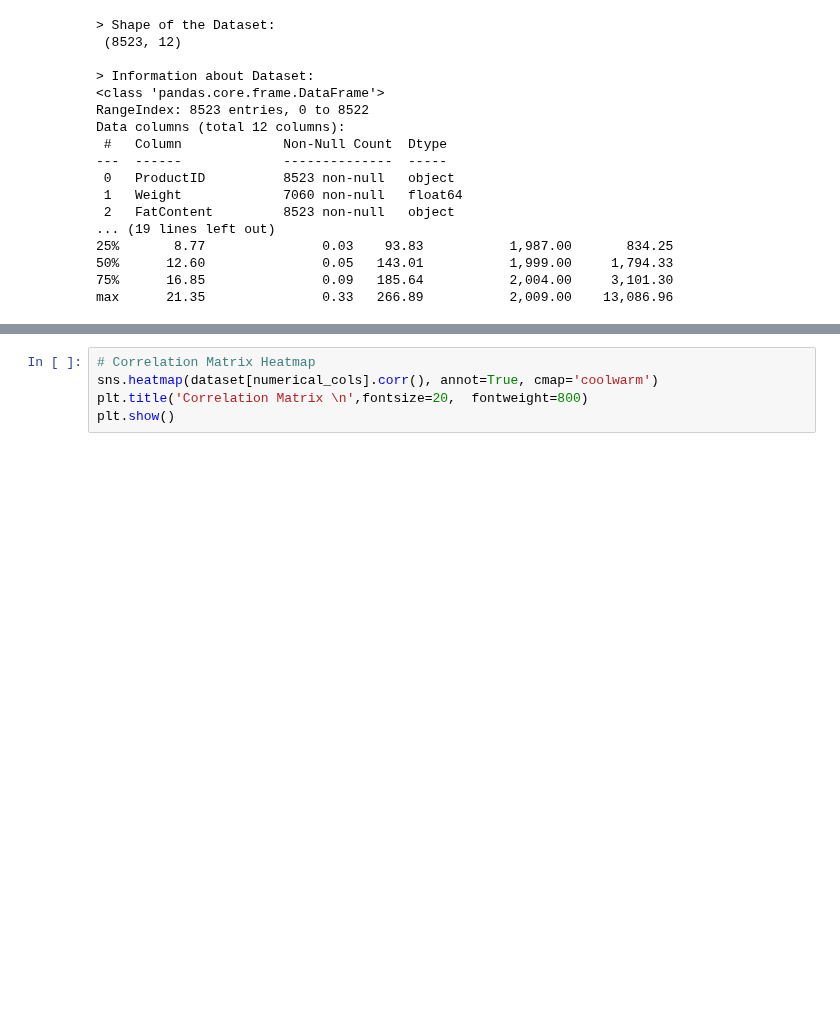
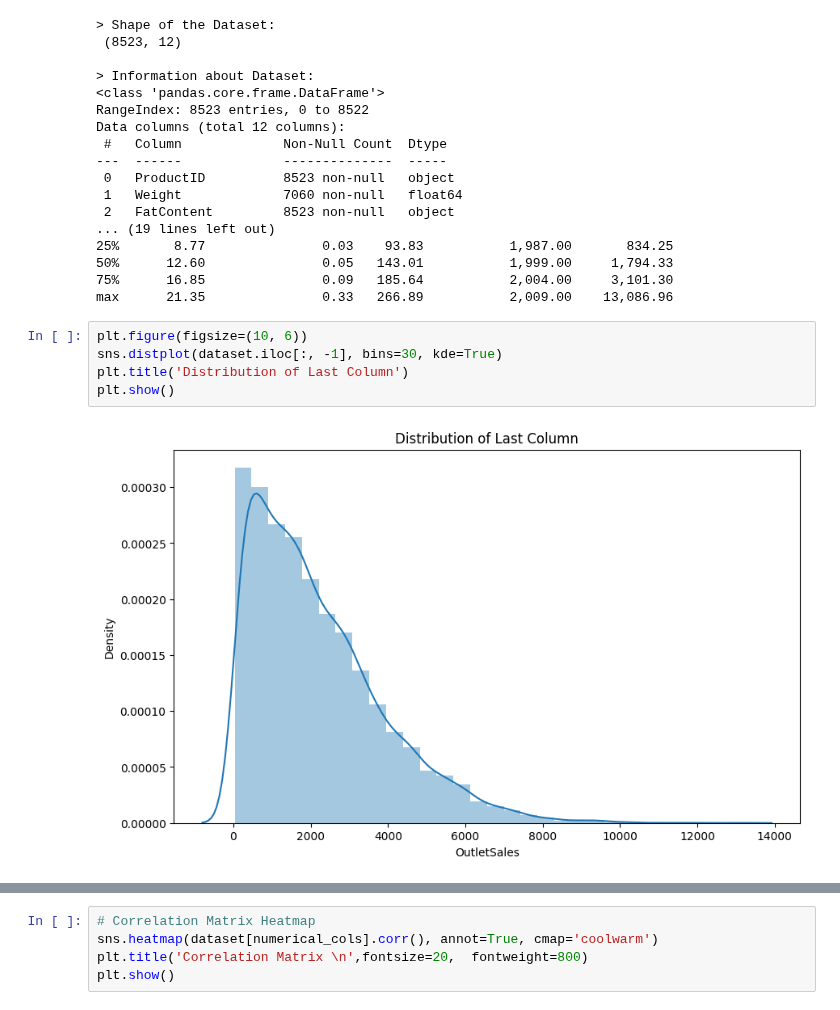
Before and after one commit to rajan-dhinoja/machine_learning_projects, a Jupyter notebook: Sales_Prediction.ipynb, the cells around one changed output, grey strips where cells are left out. Drawn from its saved outputs; the diff is of its cells as text; blank space fills up the shorter version.

```diff
--- a/Sales_Prediction.ipynb
+++ b/Sales_Prediction.ipynb
@@ -73,3 +73,10 @@ Data columns (total 12 columns):
 50%      12.60               0.05   143.01           1,999.00     1,794.33
 75%      16.85               0.09   185.64           2,004.00     3,101.30
 max      21.35               0.33   266.89           2,009.00    13,086.96
+# %%
+plt.figure(figsize=(10, 6))
+sns.distplot(dataset.iloc[:, -1], bins=30, kde=True)
+plt.title('Distribution of Last Column')
+plt.show()
+# %% [output]
+[figure, added]
```
Also changed, not shown: parts of 2 cells of this notebook.
